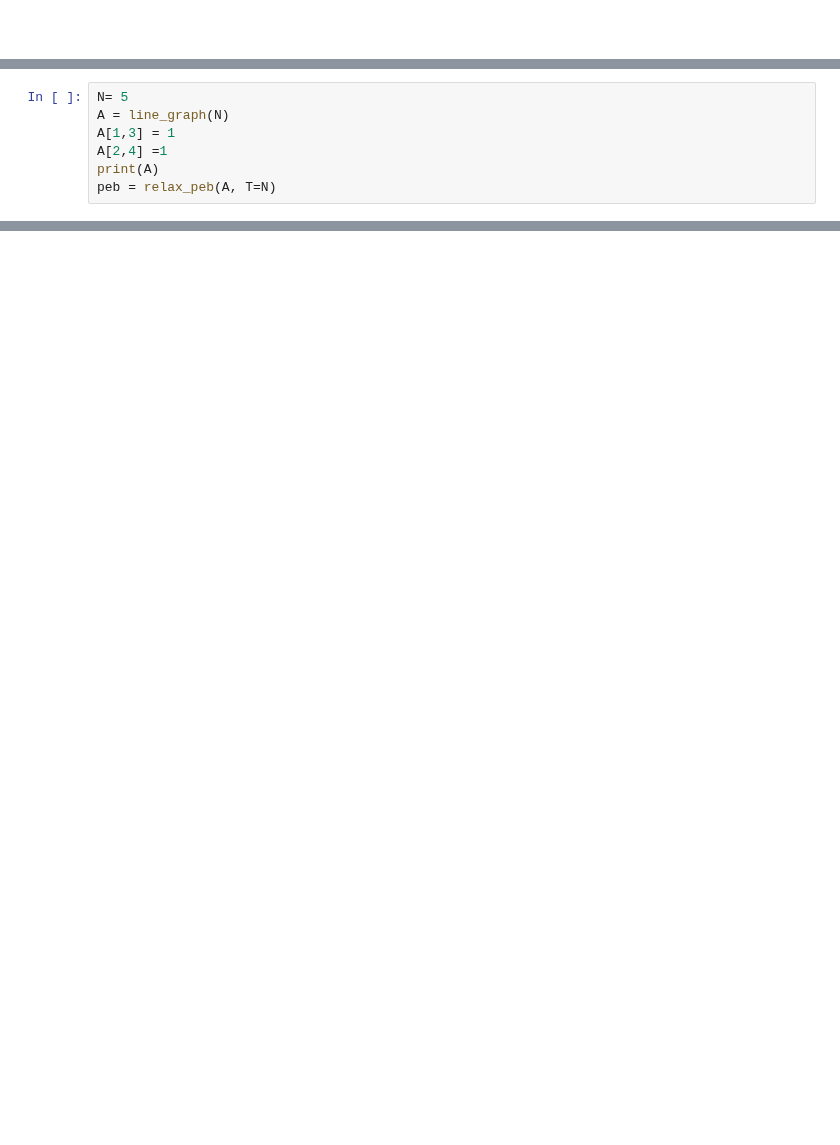
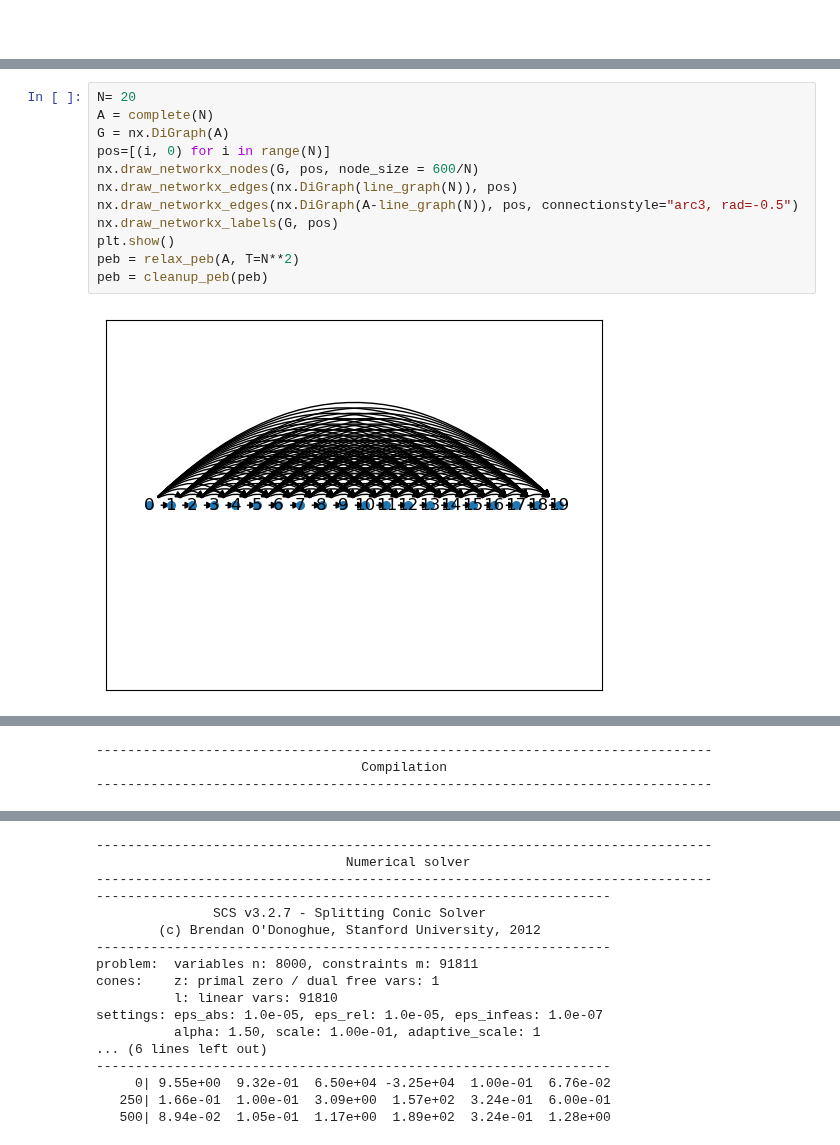
Before and after one commit to blake-holman/ED_Adversaries, a Jupyter notebook: Untitled.ipynb, the cells around one changed output, grey strips where cells are left out. Saved outputs shown, nothing was run; the diff lists cells and outputs as text; blank space fills up the shorter version.

```diff
--- a/Untitled.ipynb
+++ b/Untitled.ipynb
@@ -53,8 +87,14 @@ def line_graph(N):
 # %%
-N= 5
-A = line_graph(N)
-A[1,3] = 1
-A[2,4] =1
-print(A)
-peb = relax_peb(A, T=N)
+N= 20
+A = complete(N)
+G = nx.DiGraph(A)
+pos=[(i, 0) for i in range(N)]
+nx.draw_networkx_nodes(G, pos, node_size = 600/N)
+nx.draw_networkx_edges(nx.DiGraph(line_graph(N)), pos)
+nx.draw_networkx_edges(nx.DiGraph(A-line_graph(N)), pos, connectionstyle="arc3, rad=-0.5")
+nx.draw_networkx_labels(G, pos)
+plt.show()
+peb = relax_peb(A, T=N**2)
+peb = cleanup_peb(peb)
 # %% [output]
+[figure, added]
@@ -77,0 +113,3 @@ peb = relax_peb(A, T=N)
+-------------------------------------------------------------------------------
+                                  Compilation
+-------------------------------------------------------------------------------
@@ -77,0 +121,17 @@ peb = relax_peb(A, T=N)
+-------------------------------------------------------------------------------
+                                Numerical solver
+-------------------------------------------------------------------------------
+------------------------------------------------------------------
+               SCS v3.2.7 - Splitting Conic Solver
+        (c) Brendan O'Donoghue, Stanford University, 2012
+------------------------------------------------------------------
+problem:  variables n: 8000, constraints m: 91811
+cones:    z: primal zero / dual free vars: 1
+          l: linear vars: 91810
+settings: eps_abs: 1.0e-05, eps_rel: 1.0e-05, eps_infeas: 1.0e-07
+          alpha: 1.50, scale: 1.00e-01, adaptive_scale: 1
+... (6 lines left out)
+------------------------------------------------------------------
+     0| 9.55e+00  9.32e-01  6.50e+04 -3.25e+04  1.00e-01  6.76e-02
+   250| 1.66e-01  1.00e-01  3.09e+00  1.57e+02  3.24e-01  6.00e-01
+   500| 8.94e-02  1.05e-01  1.17e+00  1.89e+02  3.24e-01  1.28e+00
```
Also changed, not shown: parts of 6 cells of this notebook, 1 other file.
